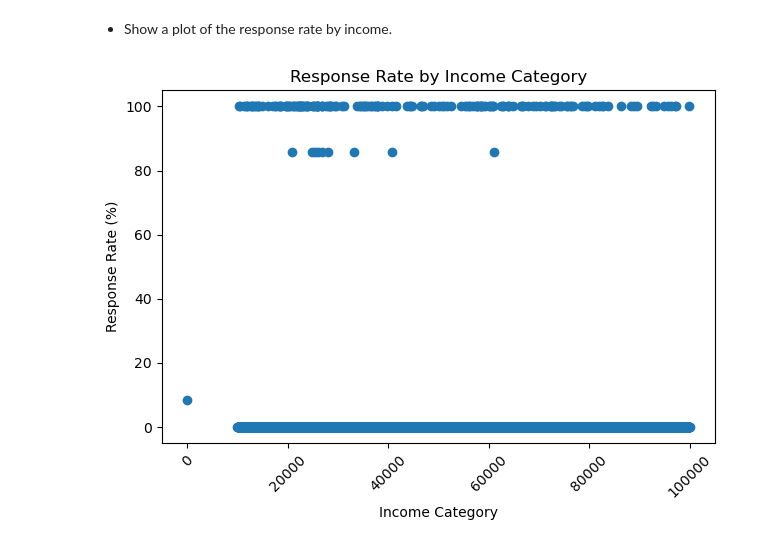
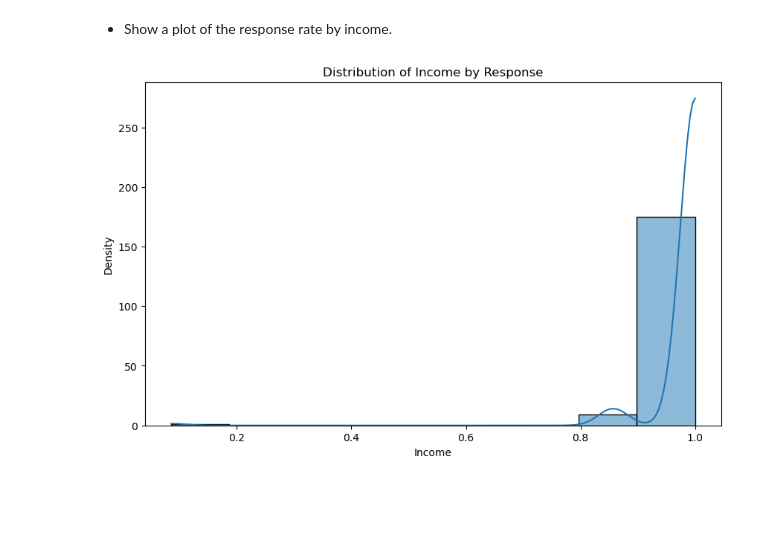
Before and after one commit to AgustinMRedondo/lab-customer-analysis-round-3, a Jupyter notebook: lab-customer-analysis-round-3.ipynb, the cells around one changed output. Drawn from its saved outputs; the diff is of its cells as text; code cells hidden in the pictures; blank space fills up the shorter version.

```diff
--- a/lab-customer-analysis-round-3.ipynb
+++ b/lab-customer-analysis-round-3.ipynb
@@ -115,23 +111,13 @@ plt.show()
 # %% [markdown]
 - Show a plot of the response rate by income.
-# %%
-income_counts = data_frame.groupby('Income')['Response'].value_counts().unstack(fill_value=0)
-
-
-response_rate = (income_counts['Yes'] / (income_counts['Yes'] + income_counts['No'])) * 100
-
-
-plt.scatter(response_rate.index, response_rate.values)
-
-
-plt.xlabel("Income Category")
-plt.ylabel("Response Rate (%)")
-plt.title("Response Rate by Income Category")
-
-plt.xticks(rotation=45)
-
-# Show the plot.
-plt.tight_layout()
-plt.show()
-# %% [output]
-[figure, removed]
+# %%
+response_rates_TCA = data_frame[data_frame['Response'] == 'Yes']['Income'].value_counts() / data_frame['Income'].value_counts()
+
+plt.figure(figsize=(10, 6))
+sns.histplot(response_rates_TCA, kde=True, label='Yes')
+plt.title('Distribution of Income by Response')
+plt.xlabel('Income')
+plt.ylabel('Density')
+plt.show()
+# %% [output]
+[figure, added]
```
Also changed, not shown: parts of 5 cells of this notebook.
